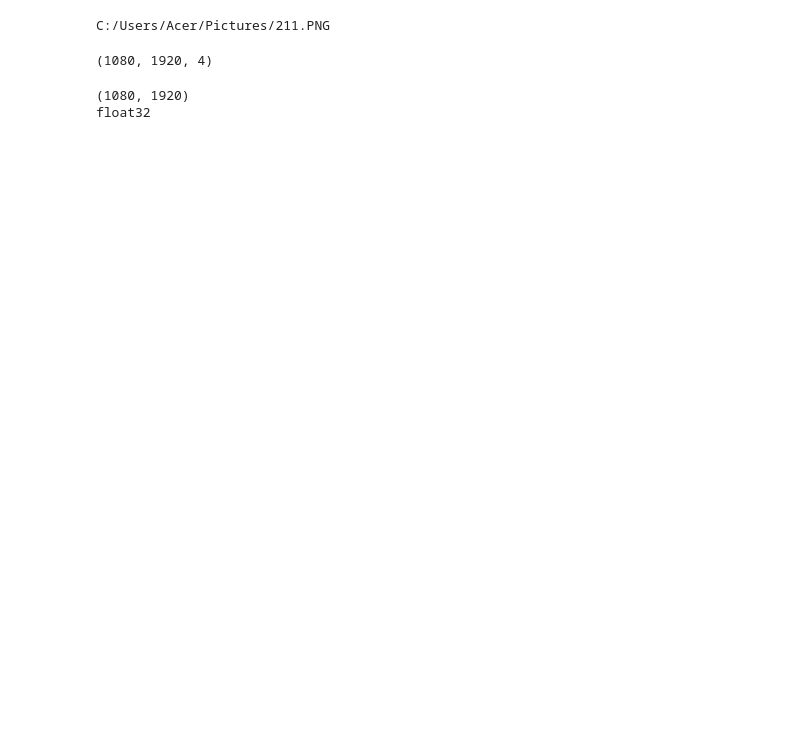
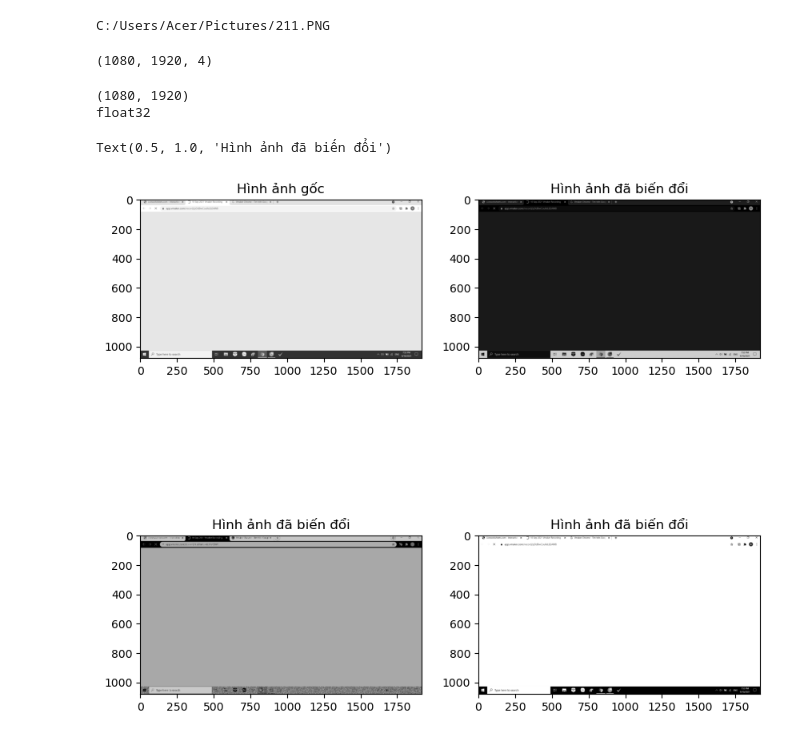
Before and after one commit to khoanguyen682003/THIGIACMAYTINH, a Jupyter notebook: BÀI TẬP 12/BÀI TẬP 12.ipynb, the cells around one changed output. Saved outputs shown, nothing was run; the diff lists cells and outputs as text; code cells hidden in the pictures; blank space fills up the shorter version.

```diff
--- a/BÀI TẬP 12/BÀI TẬP 12.ipynb
+++ b/BÀI TẬP 12/BÀI TẬP 12.ipynb
@@ -25,3 +32,38 @@ print(img01_array_gray.dtype)
 # %% [output]
 (1080, 1920)
 float32
+# %%
+import numpy as np
+from PIL import Image
+import matplotlib.pyplot as plt
+
+# Đọc hình ảnh từ tệp
+my_path = 'C:/Users/Acer/Pictures/Capture1.PNG'
+image = Image.open(my_path)
+
+# Chuyển đổi hình ảnh thành mảng NumPy
+image_array = np.array(image.convert("L"))
+
+# Biến đổi ảnh xám theo yêu cầu
+inverted_image = 255 - image_array  # Invert ảnh bằng cách lấy 255 - giá trị pixel
+squared_image = image_array ** 2  # Bình phương giá trị pixel
+clamped_image = np.clip(image_array, 100, 200)  # Giới hạn giá trị pixel trong khoảng 100-200
+
+# Hiển thị hình ảnh gốc và hình ảnh đã biến đổi với khoảng trắng
+fig, axs = plt.subplots(2, 2, figsize=(10, 10))
+fig.subplots_adjust(wspace=0.2, hspace=0.2)
+
+axs[0, 0].imshow(image_array, cmap="gray")
+axs[0, 0].set_title('Hình ảnh gốc')
+
+axs[0, 1].imshow(inverted_image, cmap="gray")
+axs[0, 1].set_title('Hình ảnh đã biến đổi')
+
+axs[1, 0].imshow(squared_image, cmap="gray")
+axs[1, 0].set_title('Hình ảnh đã biến đổi')
+
+axs[1, 1].imshow(clamped_image, cmap="gray")
+axs[1, 1].set_title('Hình ảnh đã biến đổi')
+# %% [output]
+Text(0.5, 1.0, 'Hình ảnh đã biến đổi')
+[figure, added]
```
Also changed, not shown: parts of 7 cells of this notebook, 44 other files.
